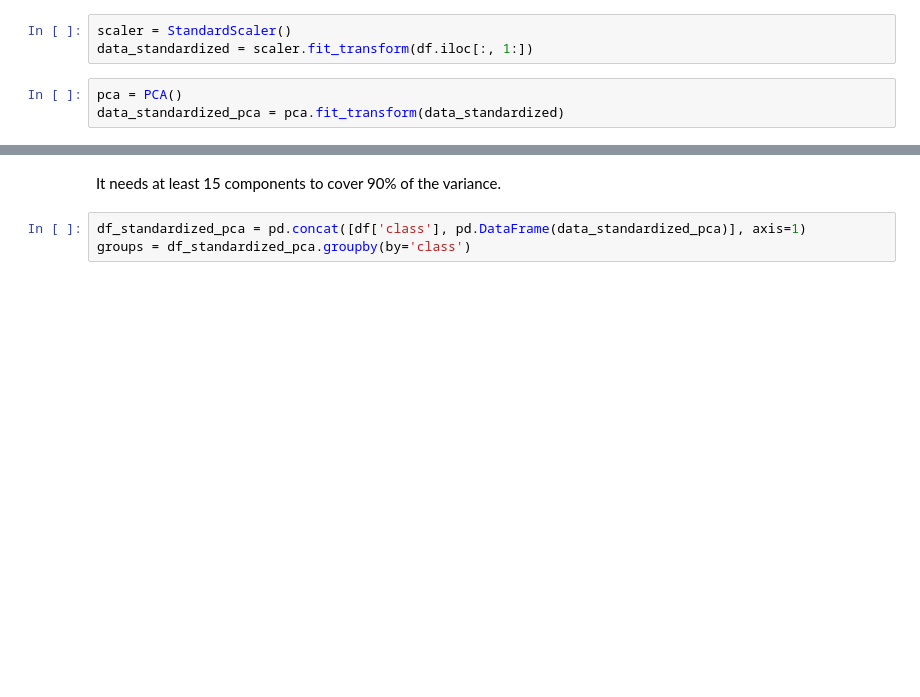
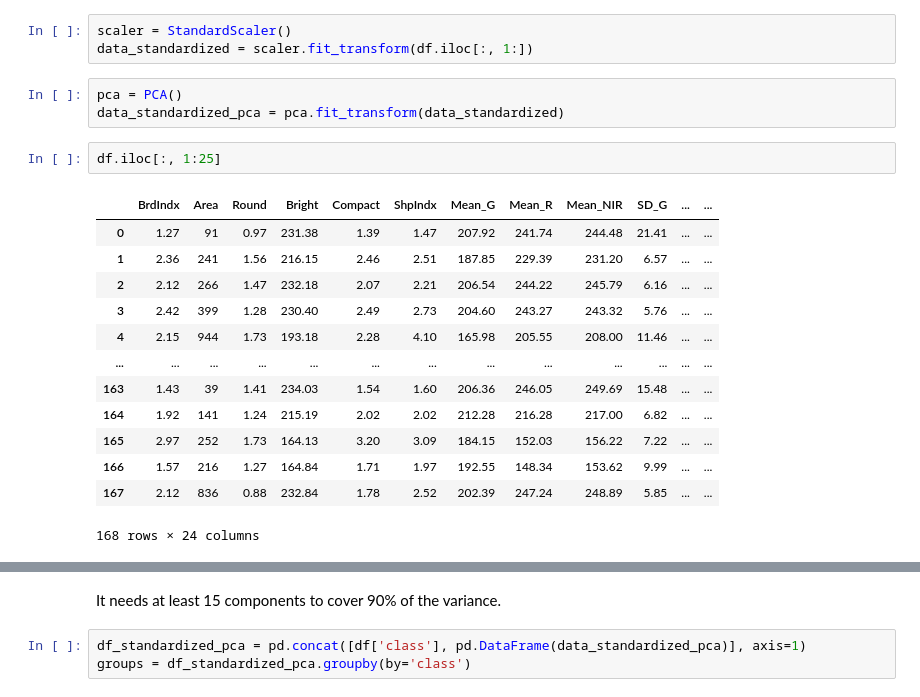
Before and after one commit to hereistheusername/Urban-Land-Cover-Data-Analysis, a Jupyter notebook: urban land cover analysis.ipynb, the cells around one changed output, grey strips where cells are left out. Cells and saved outputs as stored; diff of their text form; blank space fills up the shorter version.

```diff
--- a/urban land cover analysis.ipynb
+++ b/urban land cover analysis.ipynb
@@ -132,5 +148,21 @@ data_standardized = scaler.fit_transform(df.iloc[:, 1:])
 # %%
 pca = PCA()
 data_standardized_pca = pca.fit_transform(data_standardized)
+# %%
+df.iloc[:, 1:25]
+# %% [output]
+|  | BrdIndx | Area | Round | Bright | Compact | ShpIndx | Mean_G | Mean_R | Mean_NIR | SD_G | ... | ... |
+| 0 | 1.27 | 91 | 0.97 | 231.38 | 1.39 | 1.47 | 207.92 | 241.74 | 244.48 | 21.41 | ... | ... |
+| 1 | 2.36 | 241 | 1.56 | 216.15 | 2.46 | 2.51 | 187.85 | 229.39 | 231.20 | 6.57 | ... | ... |
+| 2 | 2.12 | 266 | 1.47 | 232.18 | 2.07 | 2.21 | 206.54 | 244.22 | 245.79 | 6.16 | ... | ... |
+| 3 | 2.42 | 399 | 1.28 | 230.40 | 2.49 | 2.73 | 204.60 | 243.27 | 243.32 | 5.76 | ... | ... |
+| 4 | 2.15 | 944 | 1.73 | 193.18 | 2.28 | 4.10 | 165.98 | 205.55 | 208.00 | 11.46 | ... | ... |
+| ... | ... | ... | ... | ... | ... | ... | ... | ... | ... | ... | ... | ... |
+| 163 | 1.43 | 39 | 1.41 | 234.03 | 1.54 | 1.60 | 206.36 | 246.05 | 249.69 | 15.48 | ... | ... |
+| 164 | 1.92 | 141 | 1.24 | 215.19 | 2.02 | 2.02 | 212.28 | 216.28 | 217.00 | 6.82 | ... | ... |
+| 165 | 2.97 | 252 | 1.73 | 164.13 | 3.20 | 3.09 | 184.15 | 152.03 | 156.22 | 7.22 | ... | ... |
+| 166 | 1.57 | 216 | 1.27 | 164.84 | 1.71 | 1.97 | 192.55 | 148.34 | 153.62 | 9.99 | ... | ... |
+| 167 | 2.12 | 836 | 0.88 | 232.84 | 1.78 | 2.52 | 202.39 | 247.24 | 248.89 | 5.85 | ... | ... |
+168 rows × 24 columns
 # %%
 pd.DataFrame({'variance': pca.explained_variance_ratio_,
```
Also changed, not shown: parts of 34 cells of this notebook.
